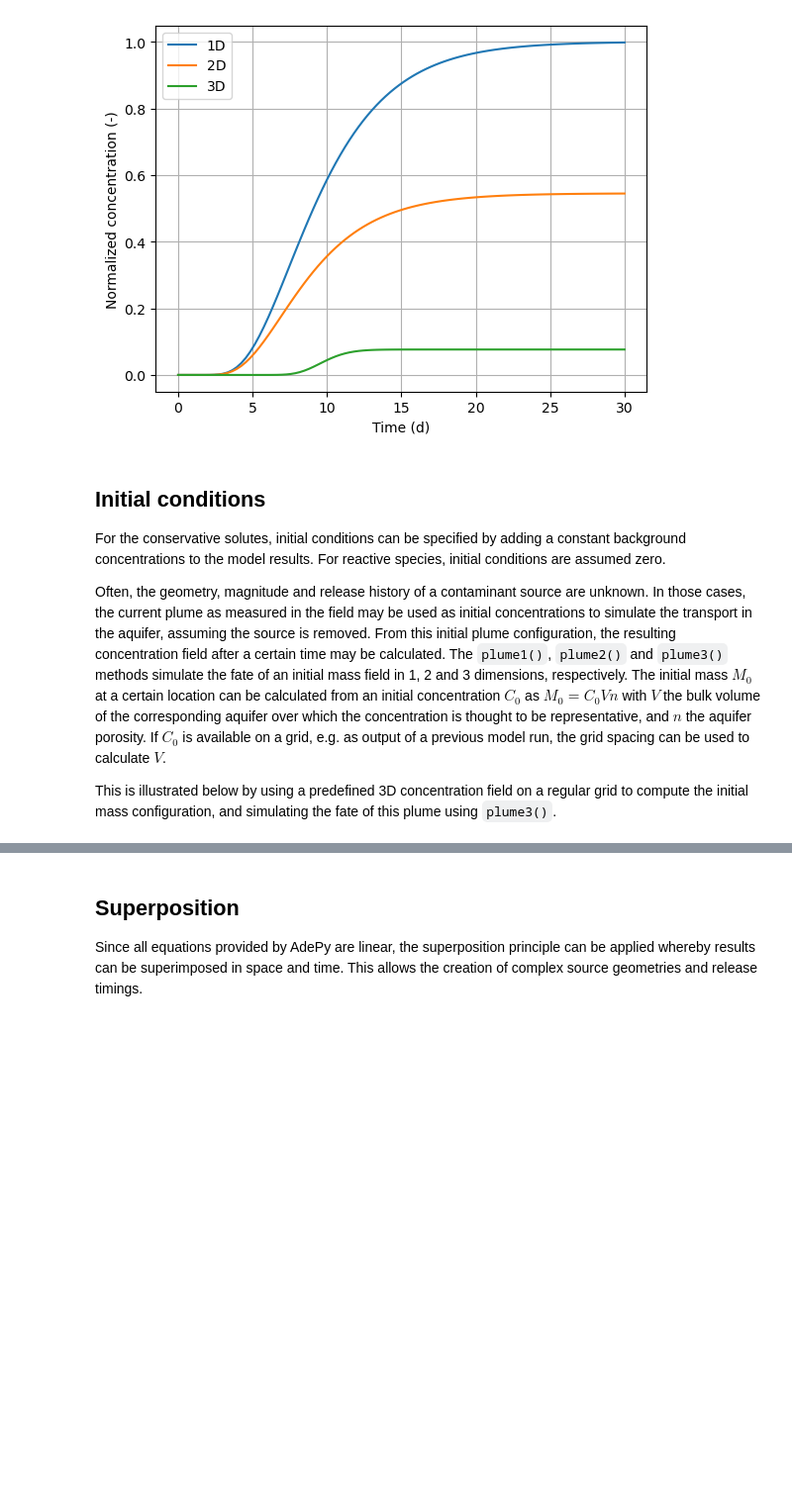
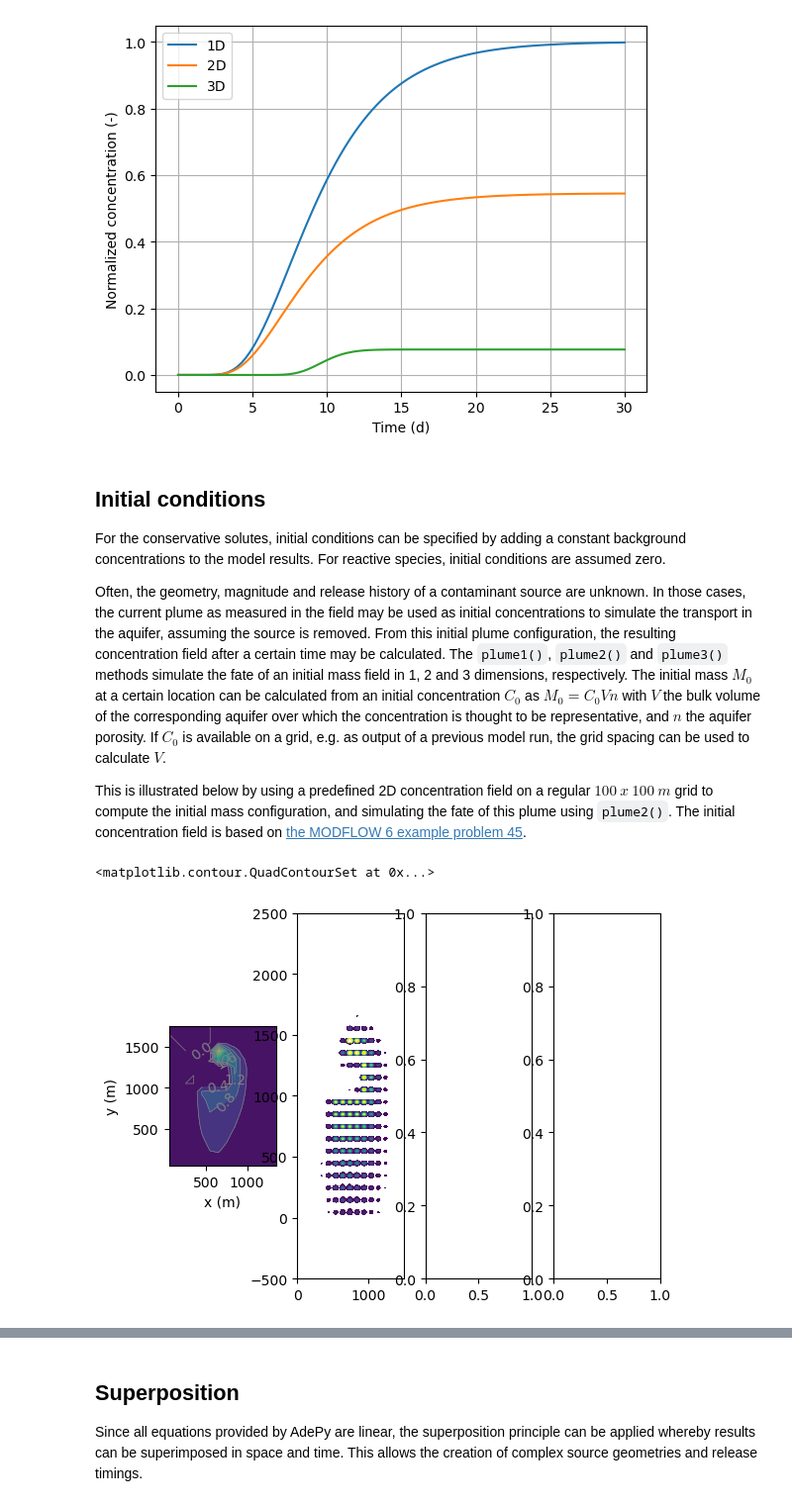
Before and after one commit to cneyens/adepy, a Jupyter notebook: doc/examples/00_uniform_overview.ipynb, the cells around one changed output, grey strips where cells are left out. Shown at 99% size. Cells and saved outputs as stored; diff of their text form; code cells hidden in the pictures; blank space fills up the shorter version.

Commit message:
more work on plume()

```diff
--- a/doc/examples/00_uniform_overview.ipynb
+++ b/doc/examples/00_uniform_overview.ipynb
@@ -78,4 +78,48 @@ For the conservative solutes, initial conditions can be specified by adding a co
 
 Often, the geometry, magnitude and release history of a contaminant source are unknown. In those cases, the current plume as measured in the field may be used as initial concentrations to simulate the transport in the aquifer, assuming the source is removed. From this initial plume configuration, the resulting concentration field after a certain time may be calculated. The `plume1()`, `plume2()` and `plume3()` methods simulate the fate of an initial mass field in 1, 2 and 3 dimensions, respectively. The initial mass $M_0$ at a certain location can be calculated from an initial concentration $C_0$ as $M_0 = C_0  V  n$ with $V$ the bulk volume of the corresponding aquifer over which the concentration is thought to be representative, and $n$ the aquifer porosity. If $C_0$ is available on a grid, e.g. as output of a previous model run, the grid spacing can be used to calculate $V$.
 
-This is illustrated below by using a predefined 3D concentration field on a regular grid to compute the initial mass configuration, and simulating the fate of this plume using `plume3()`.
+This is illustrated below by using a predefined 2D concentration field on a regular $100~x~100~m$ grid to compute the initial mass configuration, and simulating the fate of this plume using `plume2()`. The initial concentration field is based on [the MODFLOW 6 example problem 45](https://modflow6-examples.readthedocs.io/en/master/_examples/ex-gwt-mt3dms-p09.html).
+# %%
+from adepy.uniform.twoD import plume2
+
+# load predefined concentration grid and convert to mass
+c0 = np.loadtxt('../data/c0.txt')
+
+# recreate initial concentration grid
+dx = 100 # grid x-spacing of predefined concentration field, m
+dy = 100 # grid y-spacing of predefined concentration field, m
+xg, yg = np.meshgrid(np.arange(50, 1351, dx), np.arange(1751, 50, -dy))
+
+# aquifer parameters
+v = 0.05 # average linear groundwater flow velocity in the x-direction, m
+n = 0.25 # aquifer porosity, -
+al = 2 # longitudinal dispersivity, m
+ah = 0.2 # horizontal transverse dispersivity, m
+
+t = np.array([5, 10, 15]) * 365 # output times, d
+
+# calculate initial mass field, ppm
+m0 = c0 * dx * dy * n
+
+# calculate the concentration field on a new grid, assuming the source is removed
+x, y = np.meshgrid(np.linspace(0, 1500, 150), np.linspace(-500, 2500, 150))
+cn = []
+for ti in t:
+    cn.append(
+        plume2(m0, x, y, ti, v, n, al, ah, xc=xg, yc=yg)
+    )
+
+# plot
+fig, ax = plt.subplots(1, 4)
+lvls = np.arange(0.2, 10, 0.4)
+ax[0].contourf(xg, yg, c0, levels=10)
+cf = ax[0].contour(xg, yg, c0, levels=10, colors='grey', linewidths=0.5)
+ax[0].clabel(cf)
+ax[0].set_aspect('equal')
+ax[0].set_xlabel('x (m)')
+ax[0].set_ylabel('y (m)')
+
+ax[1].contourf(x, y, cn[0], levels=lvls)
+# %% [output]
+<matplotlib.contour.QuadContourSet at 0x...>
+[figure, added]
```
Also changed, not shown: parts of 2 cells of this notebook, 2 other files.
